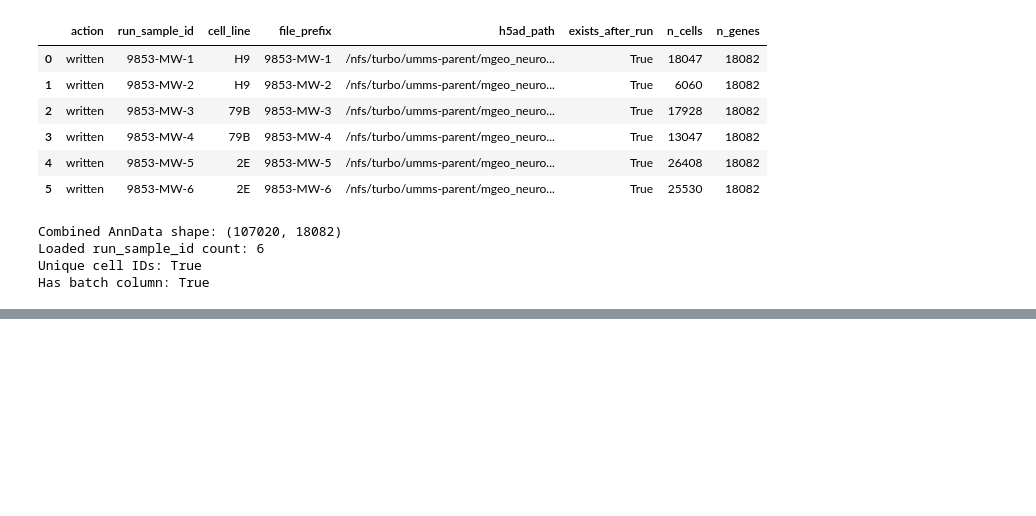
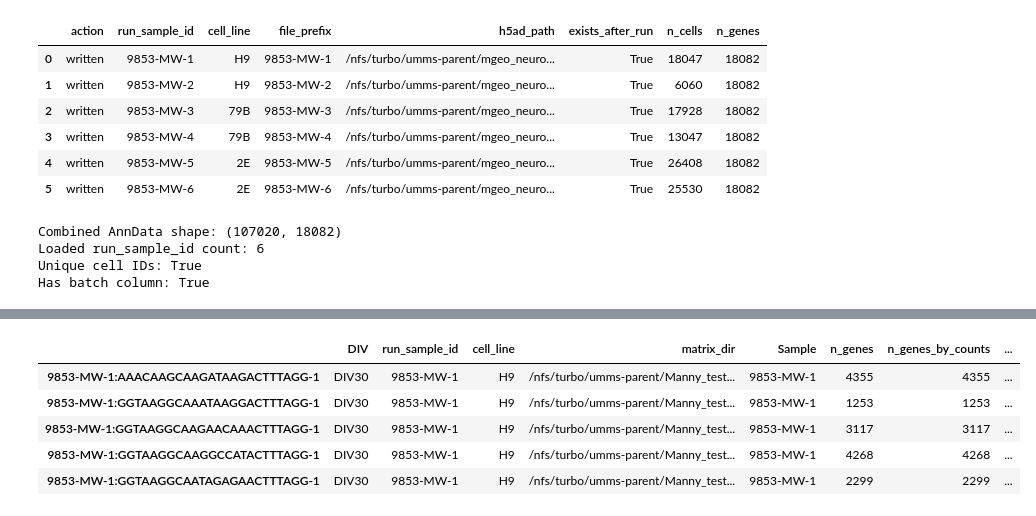
Before and after one commit to ecresp1el/mge_organoid_pipeline, a Jupyter notebook: python_notebooks/notebooks/00_load_div30_div90_raw_to_anndata.ipynb, the cells around one changed output, grey strips where cells are left out. Drawn from its saved outputs; the diff is of its cells as text; code cells hidden in the pictures; blank space fills up the shorter version.

```diff
--- a/python_notebooks/notebooks/00_load_div30_div90_raw_to_anndata.ipynb
+++ b/python_notebooks/notebooks/00_load_div30_div90_raw_to_anndata.ipynb
@@ -519,0 +603,19 @@ Added QC columns to combined_adata.obs:
+# %%
+qc_adatas_by_sample = {
+    sample_id: qc_raw_adata(adata)
+    for sample_id, adata in adatas_by_sample.items()
+}
+
+qc_adatas = list(qc_adatas_by_sample.values())
+
+df = pd.concat([adata.obs for adata in qc_adatas], axis=0)
+df = df.sort_values("Sample")
+
+df.head()
+# %% [output]
+|  | DIV | run_sample_id | cell_line | matrix_dir | Sample | n_genes | n_genes_by_counts | ... |
+| 9853-MW-1:AAACAAGCAAGATAAGACTTTAGG-1 | DIV30 | 9853-MW-1 | H9 | /nfs/turbo/umms-parent/Manny_test... | 9853-MW-1 | 4355 | 4355 | ... |
+| 9853-MW-1:GGTAAGGCAAATAAGGACTTTAGG-1 | DIV30 | 9853-MW-1 | H9 | /nfs/turbo/umms-parent/Manny_test... | 9853-MW-1 | 1253 | 1253 | ... |
+| 9853-MW-1:GGTAAGGCAAGAACAAACTTTAGG-1 | DIV30 | 9853-MW-1 | H9 | /nfs/turbo/umms-parent/Manny_test... | 9853-MW-1 | 3117 | 3117 | ... |
+| 9853-MW-1:GGTAAGGCAAGGCCATACTTTAGG-1 | DIV30 | 9853-MW-1 | H9 | /nfs/turbo/umms-parent/Manny_test... | 9853-MW-1 | 4268 | 4268 | ... |
+| 9853-MW-1:GGTAAGGCAATAGAGAACTTTAGG-1 | DIV30 | 9853-MW-1 | H9 | /nfs/turbo/umms-parent/Manny_test... | 9853-MW-1 | 2299 | 2299 | ... |
```
Also changed, not shown: parts of 11 cells of this notebook.
